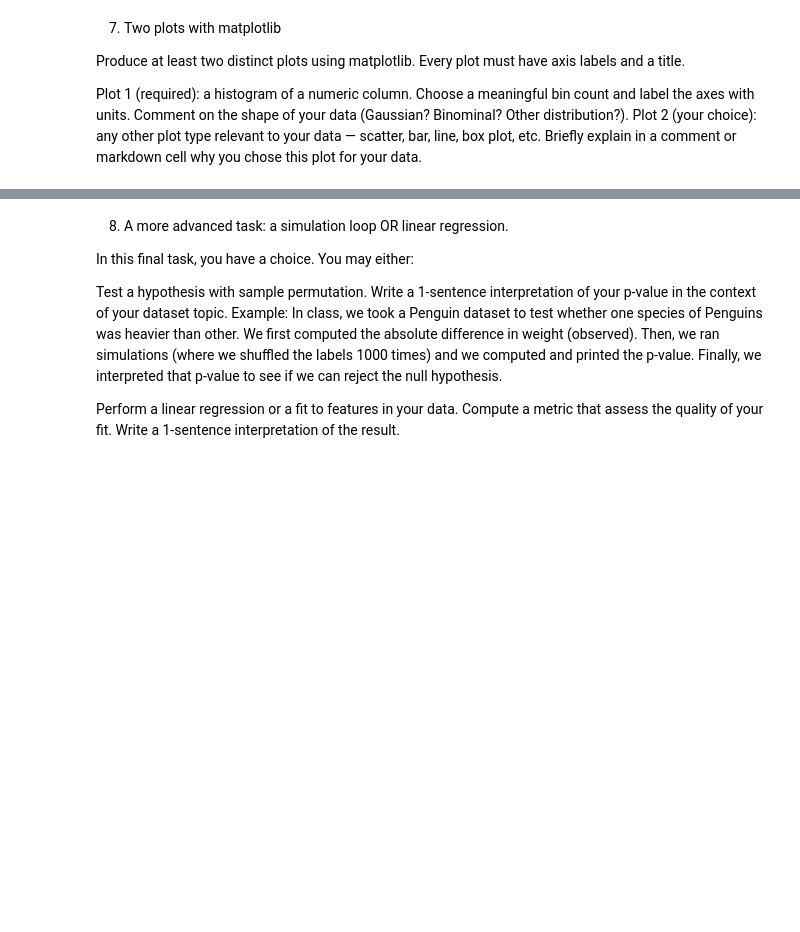
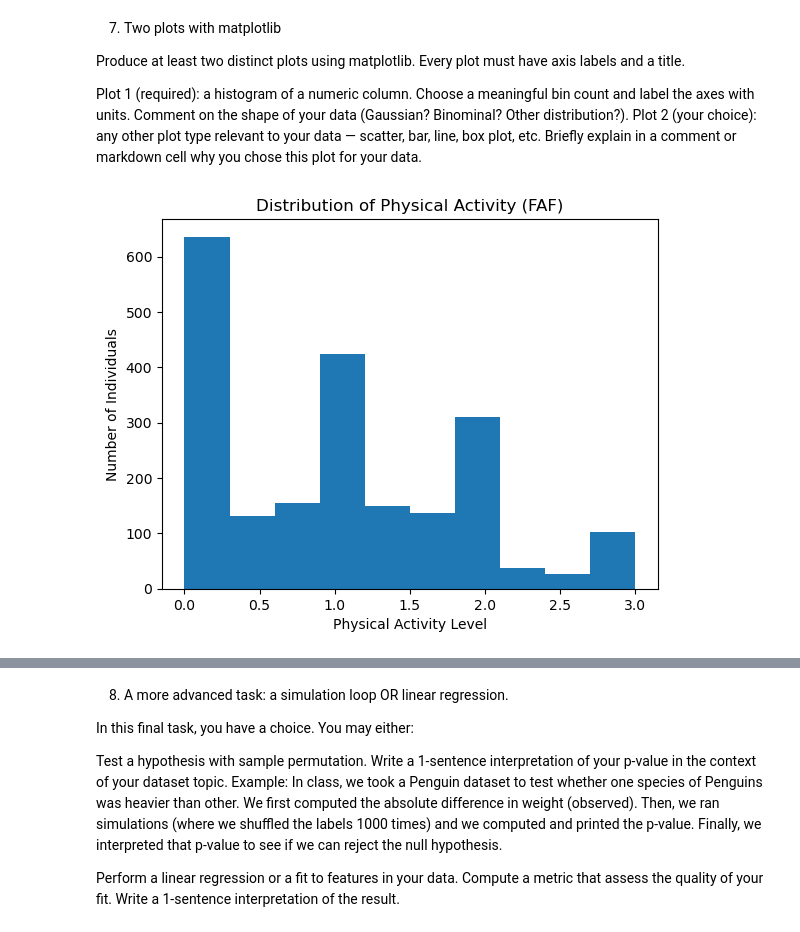
Before and after one commit to jha4au/phys_1655_final_project_meher_kalsi, a Jupyter notebook: final_project_mk.ipynb, the cells around one changed output, grey strips where cells are left out. Cells and saved outputs as stored; diff of their text form; code cells hidden in the pictures; blank space fills up the shorter version.

```diff
--- a/final_project_mk.ipynb
+++ b/final_project_mk.ipynb
@@ -149,3 +186,13 @@ Produce at least two distinct plots using matplotlib. Every plot must have axis
 
 Plot 1 (required): a histogram of a numeric column. Choose a meaningful bin count and label the axes with units. Comment on the shape of your data (Gaussian? Binominal? Other distribution?).
 Plot 2 (your choice): any other plot type relevant to your data — scatter, bar, line, box plot, etc. Briefly explain in a comment or markdown cell why you chose this plot for your data.
+# %%
+#Plot 1
+plt.hist(data["FAF"], bins=10)
+plt.title("Distribution of Physical Activity (FAF)")
+plt.xlabel("Physical Activity Level")
+plt.ylabel("Number of Individuals")
+
+plt.show()
+# %% [output]
+[figure, added]
```
Also changed, not shown: parts of 5 cells of this notebook.
